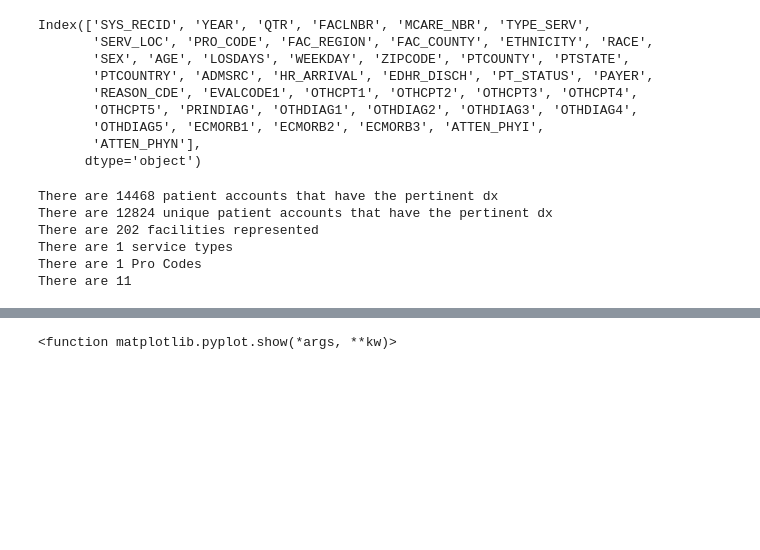
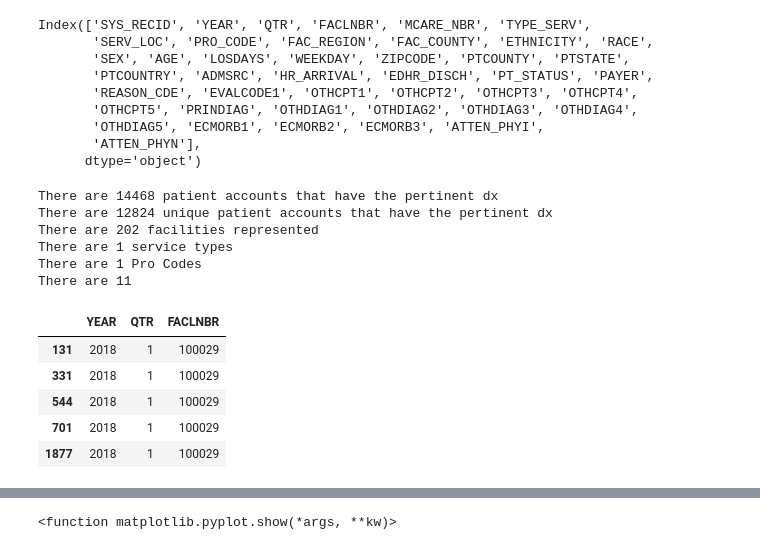
Before and after one commit to echiyembekeza/LambdaDS-Project, a Jupyter notebook: Lambda Project 1.ipynb, the cells around one changed output, grey strips where cells are left out. Saved outputs shown, nothing was run; the diff lists cells and outputs as text; code cells hidden in the pictures; blank space fills up the shorter version.

```diff
--- a/Lambda Project 1.ipynb
+++ b/Lambda Project 1.ipynb
@@ -113,3 +113,14 @@ There are 202 facilities represented
 There are 1 service types
 There are 1 Pro Codes
 There are 11
+# %%
+#Subset of year, qtr, and facility number
+df1 = df.loc[:,'YEAR':'FACLNBR']
+df1.head()
+# %% [output]
+|  | YEAR | QTR | FACLNBR |
+| 131 | 2018 | 1 | 100029 |
+| 331 | 2018 | 1 | 100029 |
+| 544 | 2018 | 1 | 100029 |
+| 701 | 2018 | 1 | 100029 |
+| 1877 | 2018 | 1 | 100029 |
```
Also changed, not shown: parts of 5 cells of this notebook.
